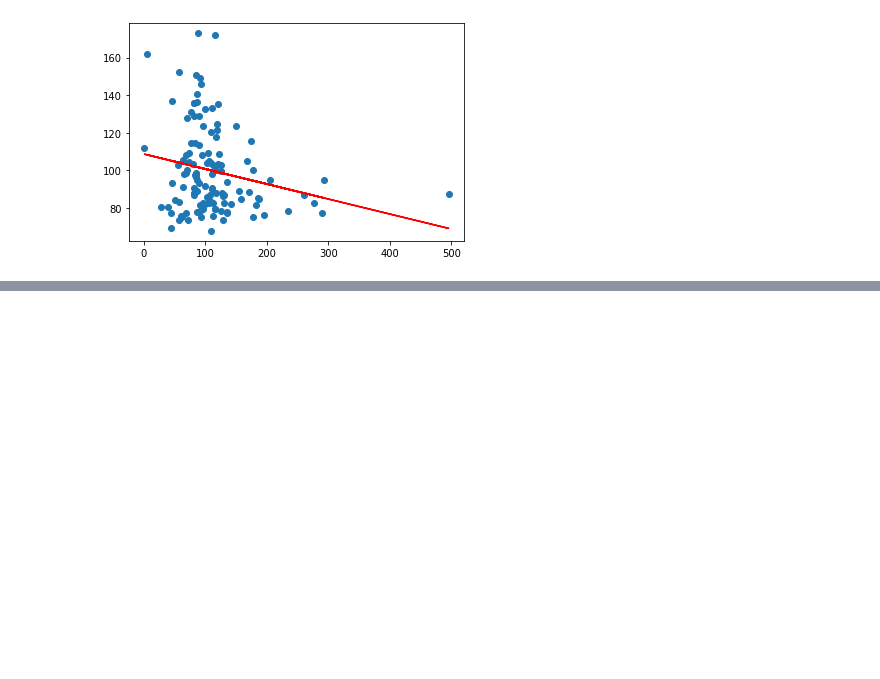
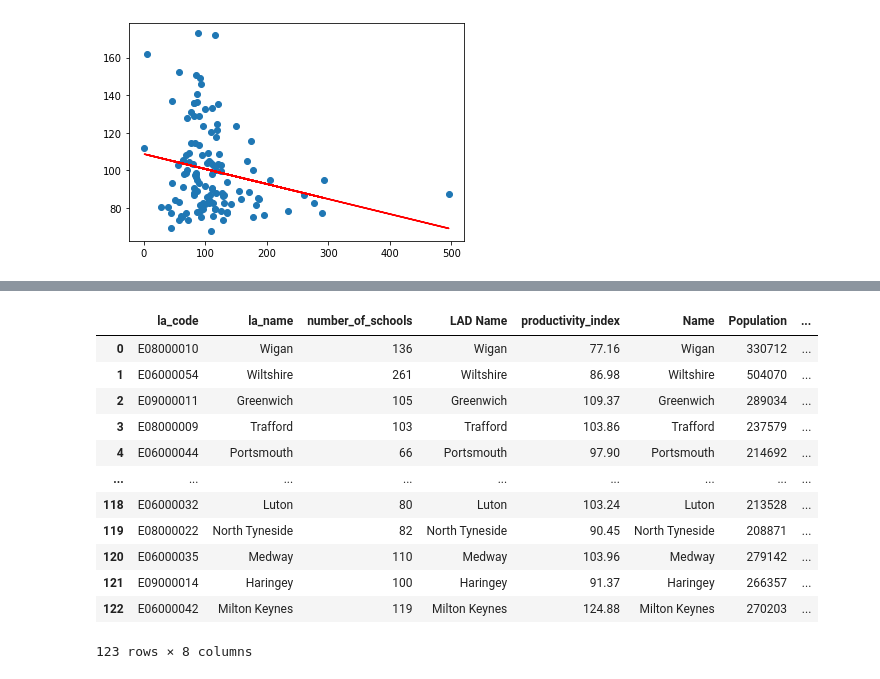
Before and after one commit to jordan-barrett-jm/uk-schools-analysis, a Jupyter notebook: UK Schools Analysis.ipynb, the cells around one changed output, grey strips where cells are left out. Saved outputs shown, nothing was run; the diff lists cells and outputs as text; code cells hidden in the pictures; blank space fills up the shorter version.

```diff
--- a/UK Schools Analysis.ipynb
+++ b/UK Schools Analysis.ipynb
@@ -105,0 +132,23 @@ plt.show()
+# %%
+#merge population and school_labour_prod datasets
+
+schools_per_cap_labour_prod = pd.merge(schools_labour_prod, population, on='la_code')
+
+#derive schools per capita column
+schools_per_cap_labour_prod['schools_per_capita'] = schools_per_cap_labour_prod['number_of_schools'] / schools_per_cap_labour_prod['Population']
+
+schools_per_cap_labour_prod
+# %% [output]
+|  | la_code | la_name | number_of_schools | LAD Name | productivity_index | Name | Population | ... |
+| 0 | E08000010 | Wigan | 136 | Wigan | 77.16 | Wigan | 330712 | ... |
+| 1 | E06000054 | Wiltshire | 261 | Wiltshire | 86.98 | Wiltshire | 504070 | ... |
+| 2 | E09000011 | Greenwich | 105 | Greenwich | 109.37 | Greenwich | 289034 | ... |
+| 3 | E08000009 | Trafford | 103 | Trafford | 103.86 | Trafford | 237579 | ... |
+| 4 | E06000044 | Portsmouth | 66 | Portsmouth | 97.90 | Portsmouth | 214692 | ... |
+| ... | ... | ... | ... | ... | ... | ... | ... | ... |
+| 118 | E06000032 | Luton | 80 | Luton | 103.24 | Luton | 213528 | ... |
+| 119 | E08000022 | North Tyneside | 82 | North Tyneside | 90.45 | North Tyneside | 208871 | ... |
+| 120 | E06000035 | Medway | 110 | Medway | 103.96 | Medway | 279142 | ... |
+| 121 | E09000014 | Haringey | 100 | Haringey | 91.37 | Haringey | 266357 | ... |
+| 122 | E06000042 | Milton Keynes | 119 | Milton Keynes | 124.88 | Milton Keynes | 270203 | ... |
+123 rows × 8 columns
```
Also changed, not shown: parts of 10 cells of this notebook.
